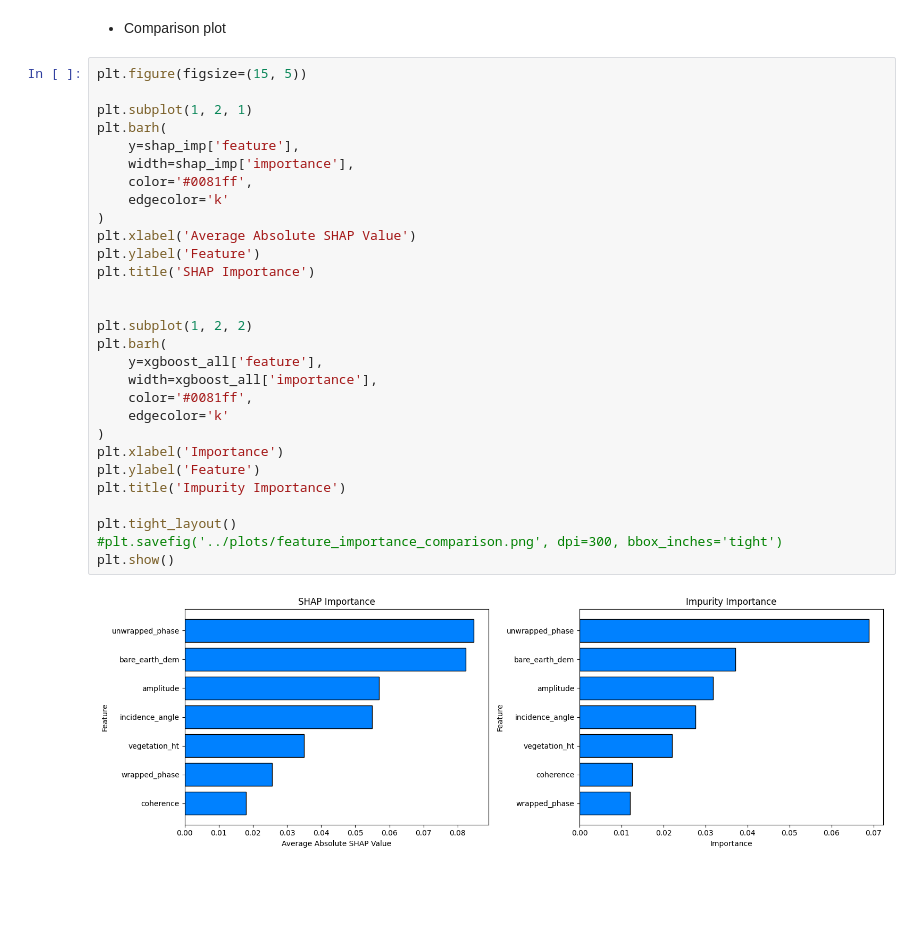
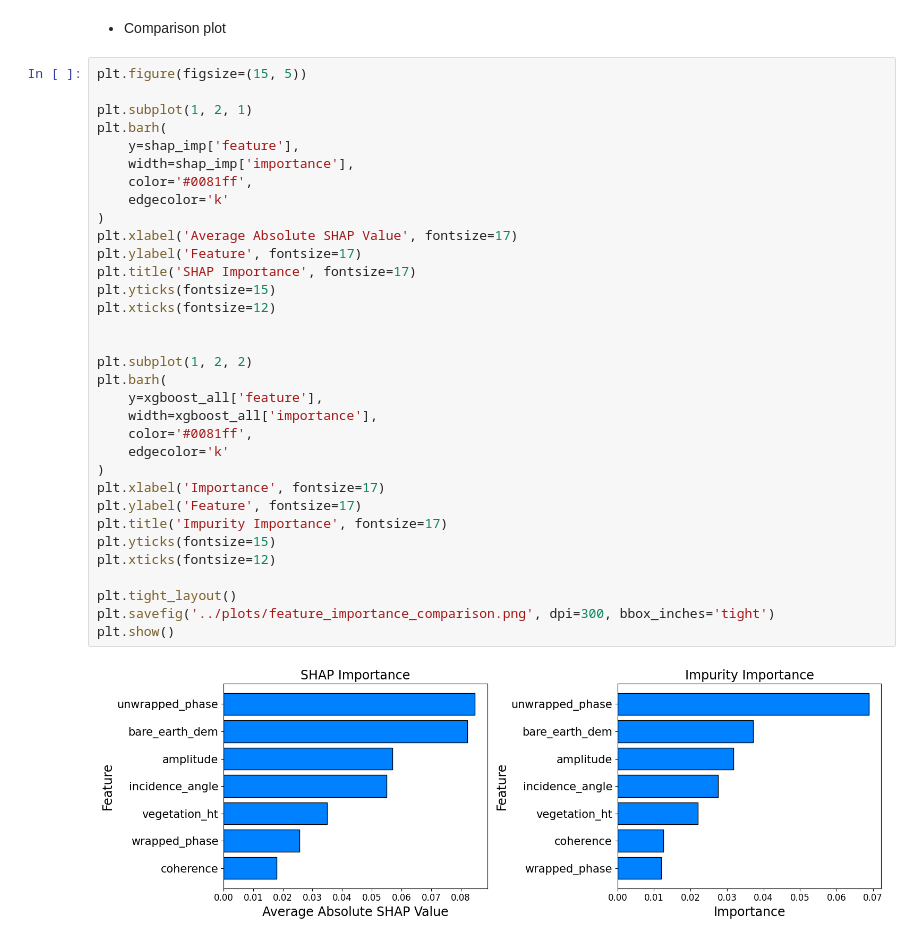
Before and after one commit to Ibrahim-Ola/uavsar-lidar-project, a Jupyter notebook: experiments/07_model_comparison.ipynb, the cells around one changed output. Cells and saved outputs as stored; diff of their text form; blank space fills up the shorter version.

```diff
--- a/experiments/07_model_comparison.ipynb
+++ b/experiments/07_model_comparison.ipynb
@@ -222,31 +223,35 @@ No data for colormapping provided via 'c'. Parameters 'vmin', 'vmax' will be ign
 # %%
 plt.figure(figsize=(15, 5))
 
 plt.subplot(1, 2, 1)
 plt.barh(
     y=shap_imp['feature'],
     width=shap_imp['importance'],
     color='#0081ff',
     edgecolor='k'
 )
-plt.xlabel('Average Absolute SHAP Value')
-plt.ylabel('Feature')
-plt.title('SHAP Importance')
+plt.xlabel('Average Absolute SHAP Value', fontsize=17)
+plt.ylabel('Feature', fontsize=17)
+plt.title('SHAP Importance', fontsize=17)
+plt.yticks(fontsize=15)
+plt.xticks(fontsize=12)
 
 
 plt.subplot(1, 2, 2)
 plt.barh(
     y=xgboost_all['feature'],
     width=xgboost_all['importance'],
     color='#0081ff',
     edgecolor='k'
 )
-plt.xlabel('Importance')
-plt.ylabel('Feature')
-plt.title('Impurity Importance')
+plt.xlabel('Importance', fontsize=17)
+plt.ylabel('Feature', fontsize=17)
+plt.title('Impurity Importance', fontsize=17)
+plt.yticks(fontsize=15)
+plt.xticks(fontsize=12)
 
 plt.tight_layout()
-#plt.savefig('../plots/feature_importance_comparison.png', dpi=300, bbox_inches='tight')
+plt.savefig('../plots/feature_importance_comparison.png', dpi=300, bbox_inches='tight')
 plt.show()
 # %% [output]
-[figure, old version]
+[figure, new version]
```
Also changed, not shown: parts of 1 cell of this notebook.
